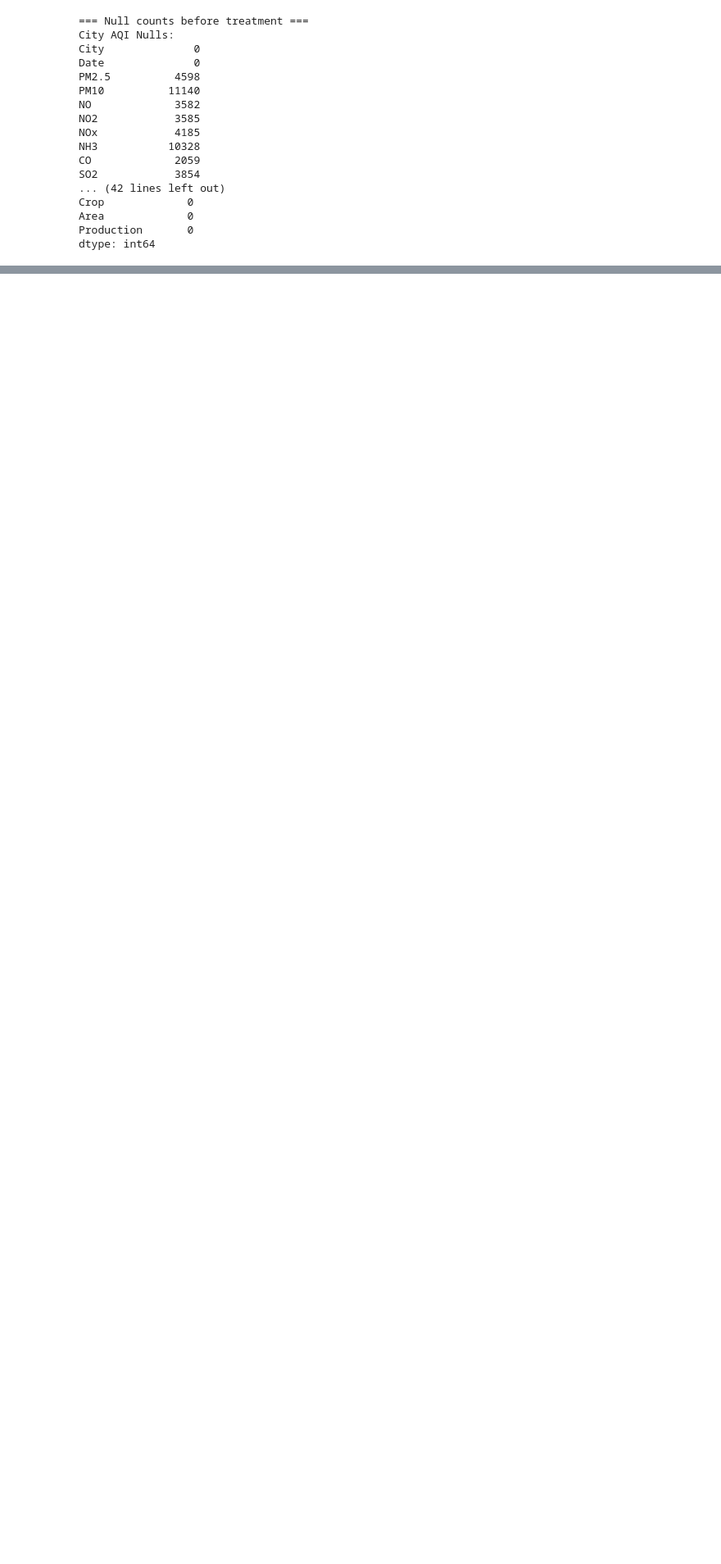
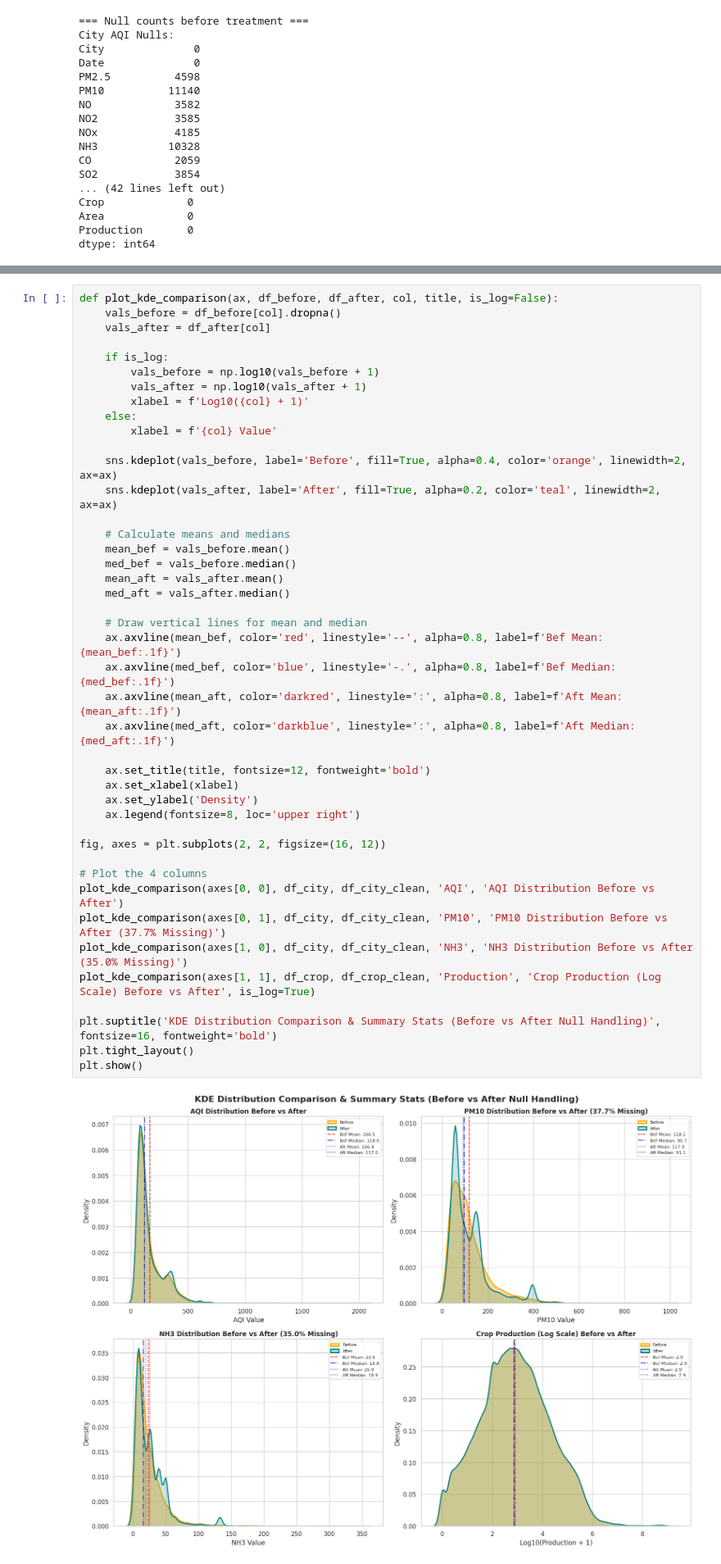
Before and after one commit to Nayanabenny/MCA-ML-Lab-, a Jupyter notebook: actual Lab 1/lab1.ipynb, the cells around one changed output, grey strips where cells are left out. Shown at 82% size. Drawn from its saved outputs; the diff is of its cells as text; blank space fills up the shorter version.

```diff
--- a/actual Lab 1/lab1.ipynb
+++ b/actual Lab 1/lab1.ipynb
@@ -203,3 +200,48 @@ dtype: int64
+# %%
+def plot_kde_comparison(ax, df_before, df_after, col, title, is_log=False):
+    vals_before = df_before[col].dropna()
+    vals_after = df_after[col]
+
+    if is_log:
+        vals_before = np.log10(vals_before + 1)
+        vals_after = np.log10(vals_after + 1)
+        xlabel = f'Log10({col} + 1)'
+    else:
+        xlabel = f'{col} Value'
+
+    sns.kdeplot(vals_before, label='Before', fill=True, alpha=0.4, color='orange', linewidth=2, ax=ax)
+    sns.kdeplot(vals_after, label='After', fill=True, alpha=0.2, color='teal', linewidth=2, ax=ax)
+
+    # Calculate means and medians
+    mean_bef = vals_before.mean()
+    med_bef = vals_before.median()
+    mean_aft = vals_after.mean()
+    med_aft = vals_after.median()
+
+    # Draw vertical lines for mean and median
+    ax.axvline(mean_bef, color='red', linestyle='--', alpha=0.8, label=f'Bef Mean: {mean_bef:.1f}')
+    ax.axvline(med_bef, color='blue', linestyle='-.', alpha=0.8, label=f'Bef Median: {med_bef:.1f}')
+    ax.axvline(mean_aft, color='darkred', linestyle=':', alpha=0.8, label=f'Aft Mean: {mean_aft:.1f}')
+    ax.axvline(med_aft, color='darkblue', linestyle=':', alpha=0.8, label=f'Aft Median: {med_aft:.1f}')
+
+    ax.set_title(title, fontsize=12, fontweight='bold')
+    ax.set_xlabel(xlabel)
+    ax.set_ylabel('Density')
+    ax.legend(fontsize=8, loc='upper right')
+
+fig, axes = plt.subplots(2, 2, figsize=(16, 12))
+
+# Plot the 4 columns
+plot_kde_comparison(axes[0, 0], df_city, df_city_clean, 'AQI', 'AQI Distribution Before vs After')
+plot_kde_comparison(axes[0, 1], df_city, df_city_clean, 'PM10', 'PM10 Distribution Before vs After (37.7% Missing)')
+plot_kde_comparison(axes[1, 0], df_city, df_city_clean, 'NH3', 'NH3 Distribution Before vs After (35.0% Missing)')
+plot_kde_comparison(axes[1, 1], df_crop, df_crop_clean, 'Production', 'Crop Production (Log Scale) Before vs After', is_log=True)
+
+plt.suptitle('KDE Distribution Comparison & Summary Stats (Before vs After Null Handling)', fontsize=16, fontweight='bold')
+plt.tight_layout()
+plt.show()
+# %% [output]
+[figure, added]
 # %% [markdown]
 #### Evidence the Treatment Worked:
 As shown above, all missing values have been successfully handled, and there are now **0 missing values** in both datasets. The crop production dataset was cleaned by deleting a small fraction (1.5%) of incomplete rows, and the air quality dataset was filled using a robust city-level averaging approach.
```
Also changed, not shown: parts of 7 cells of this notebook, 5 other files.
